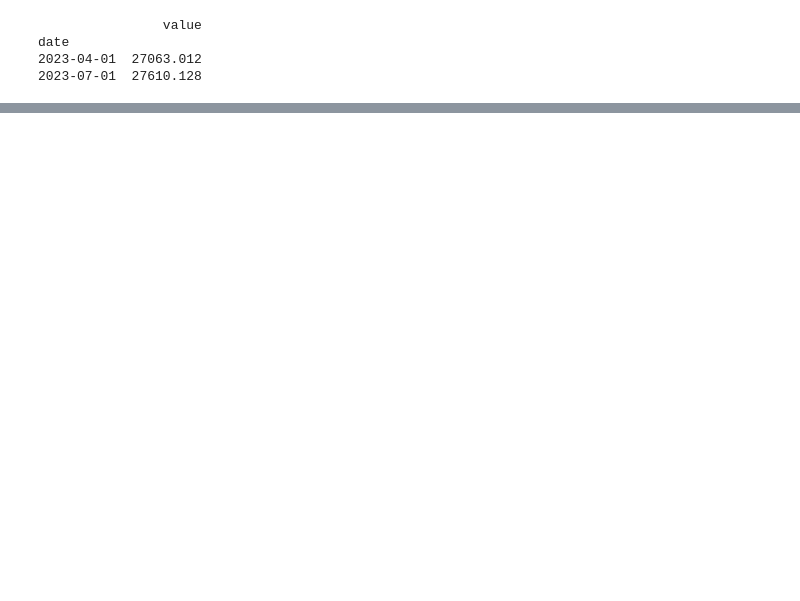
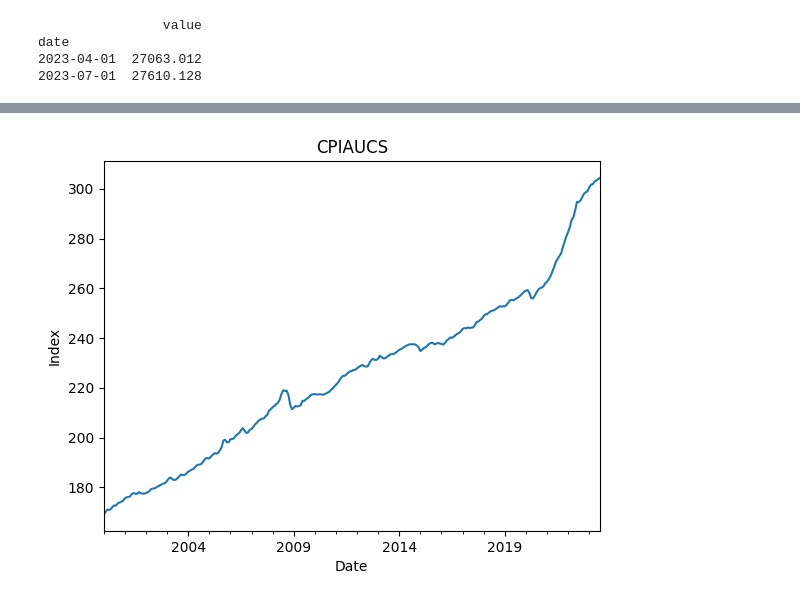
Before and after one commit to andtr-2021/taipy-practices-apps, a Jupyter notebook: fred-api/data-collection.ipynb, the cells around one changed output, grey strips where cells are left out. Drawn from its saved outputs; the diff is of its cells as text; code cells hidden in the pictures; blank space fills up the shorter version.

```diff
--- a/fred-api/data-collection.ipynb
+++ b/fred-api/data-collection.ipynb
@@ -53,0 +94,29 @@ date
+# %%
+# Assign parameters
+series_id = 'CPIAUCSL'
+start_date = '2000-01-01'
+end_date = '2023-07-01'
+ts_frequency = 'm'
+
+obs_params = {
+    'series_id': series_id,
+    'api_key': api_key,
+    'file_type': 'json',
+    'observation_start': start_date,
+    'observation_end': end_date,
+    'frequency': ts_frequency
+}
+
+response = requests.get(base_url + obs_endpoint, params=obs_params)
+
+if response.status_code == 200:
+    res_data = response.json()
+    print(res_data.keys())
+    obs_data = pd.DataFrame(res_data['observations'])
+    obs_data['date'] = pd.to_datetime(obs_data['date'])
+    obs_data.set_index('date', inplace=True)
+    obs_data['value'] = obs_data['value'].astype(float)
+else:
+    print('Failed to retrieve data. Status code:', response.status_code)
+
+print(obs_data.head())
@@ -53,0 +148,8 @@ date
+# %%
+# plot
+plot = obs_data.plot(title='CPIAUCS', legend=False)
+plot.set_xlabel('Date')
+plot.set_ylabel('Index')
+plot.figure.savefig('fred-cpiaucs-m.png')
+# %% [output]
+[figure, added]
```
Also changed, not shown: parts of 11 cells of this notebook, 6 other files.
